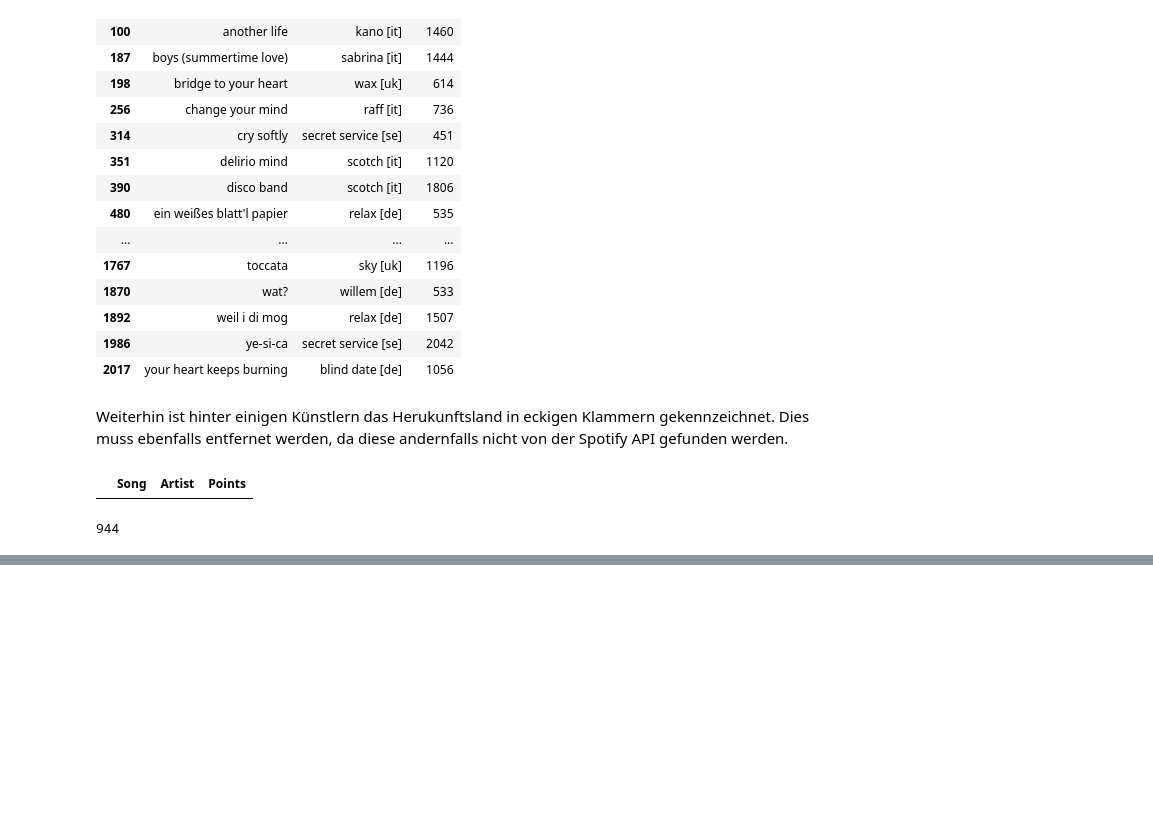
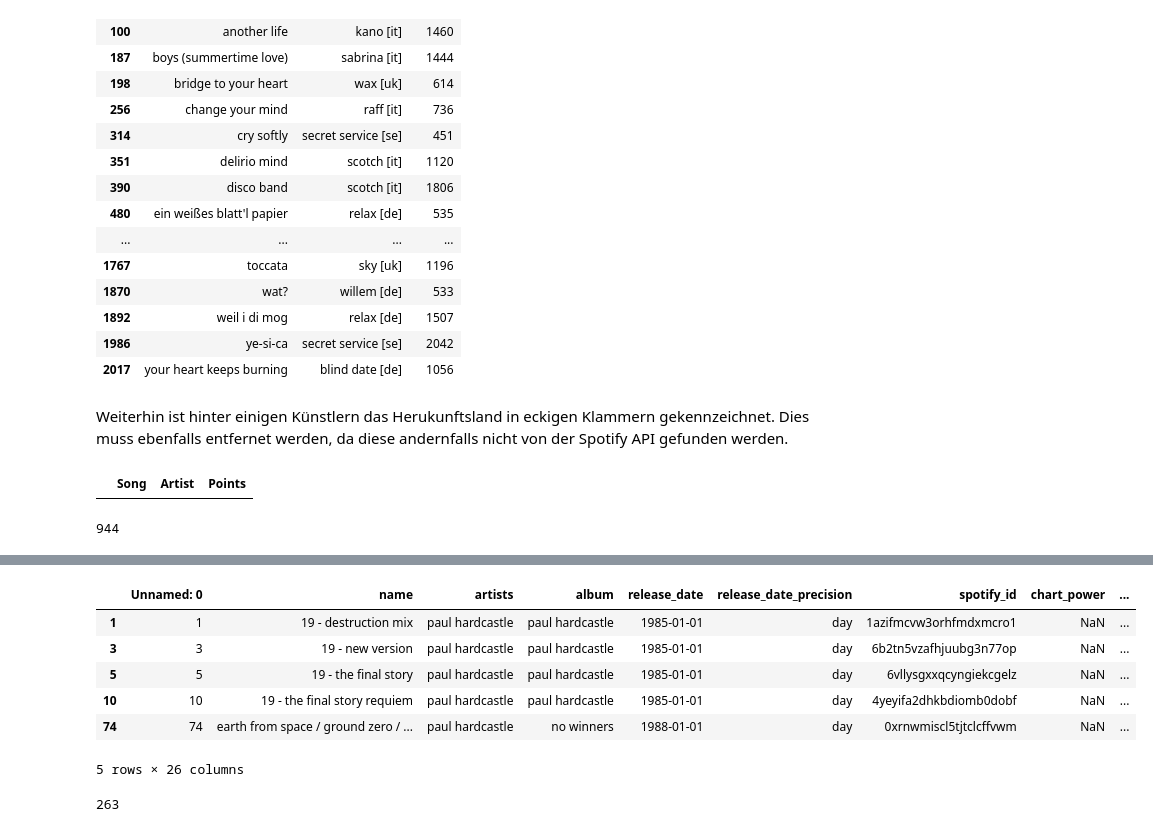
Before and after one commit to Jannis37/80s-recommender, a Jupyter notebook: extra.ipynb, the cells around one changed output, grey strips where cells are left out. Saved outputs shown, nothing was run; the diff lists cells and outputs as text; code cells hidden in the pictures; blank space fills up the shorter version.

```diff
--- a/extra.ipynb
+++ b/extra.ipynb
@@ -966,0 +1272,10 @@ df[df["artists"] == "Caroline Loeb"]
+# %%
+df.head()
+# %% [output]
+|  | Unnamed: 0 | name | artists | album | release_date | release_date_precision | spotify_id | chart_power | ... |
+| 1 | 1 | 19 - destruction mix | paul hardcastle | paul hardcastle | 1985-01-01 | day | 1azifmcvw3orhfmdxmcro1 | NaN | ... |
+| 3 | 3 | 19 - new version | paul hardcastle | paul hardcastle | 1985-01-01 | day | 6b2tn5vzafhjuubg3n77op | NaN | ... |
+| 5 | 5 | 19 - the final story | paul hardcastle | paul hardcastle | 1985-01-01 | day | 6vllysgxxqcyngiekcgelz | NaN | ... |
+| 10 | 10 | 19 - the final story requiem | paul hardcastle | paul hardcastle | 1985-01-01 | day | 4yeyifa2dhkbdiomb0dobf | NaN | ... |
+| 74 | 74 | earth from space / ground zero / ... | paul hardcastle | no winners | 1988-01-01 | day | 0xrnwmiscl5tjtclcffvwm | NaN | ... |
+5 rows × 26 columns
@@ -966,0 +1287,4 @@ df[df["artists"] == "Caroline Loeb"]
+# %%
+len(artists_not_found)
+# %% [output]
+263
```
Also changed, not shown: parts of 55 cells of this notebook.
